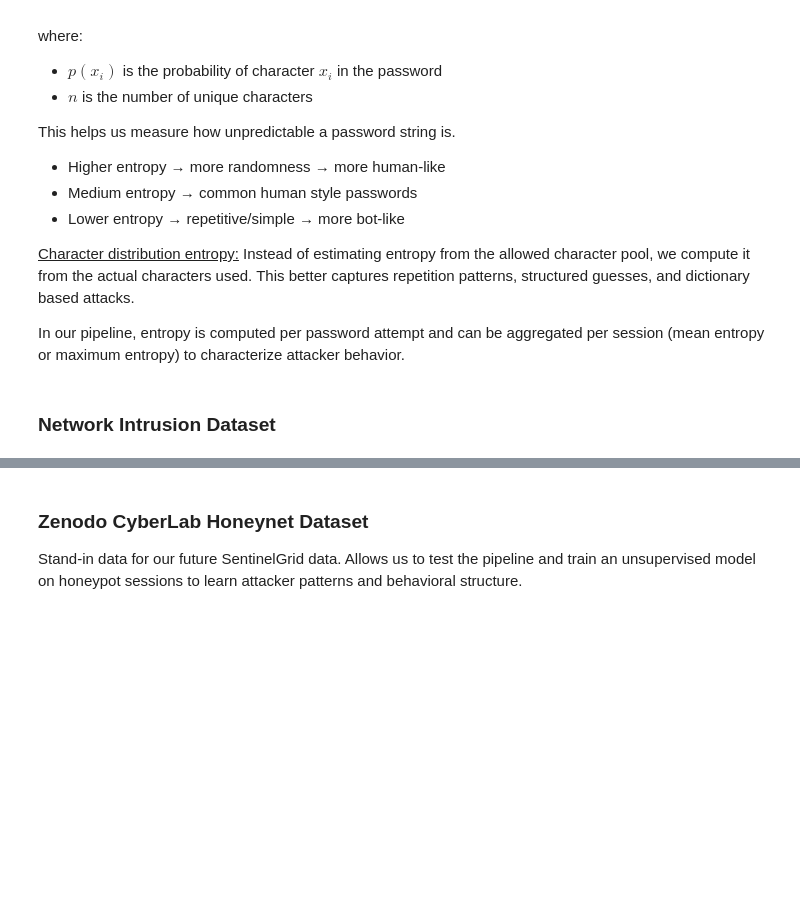
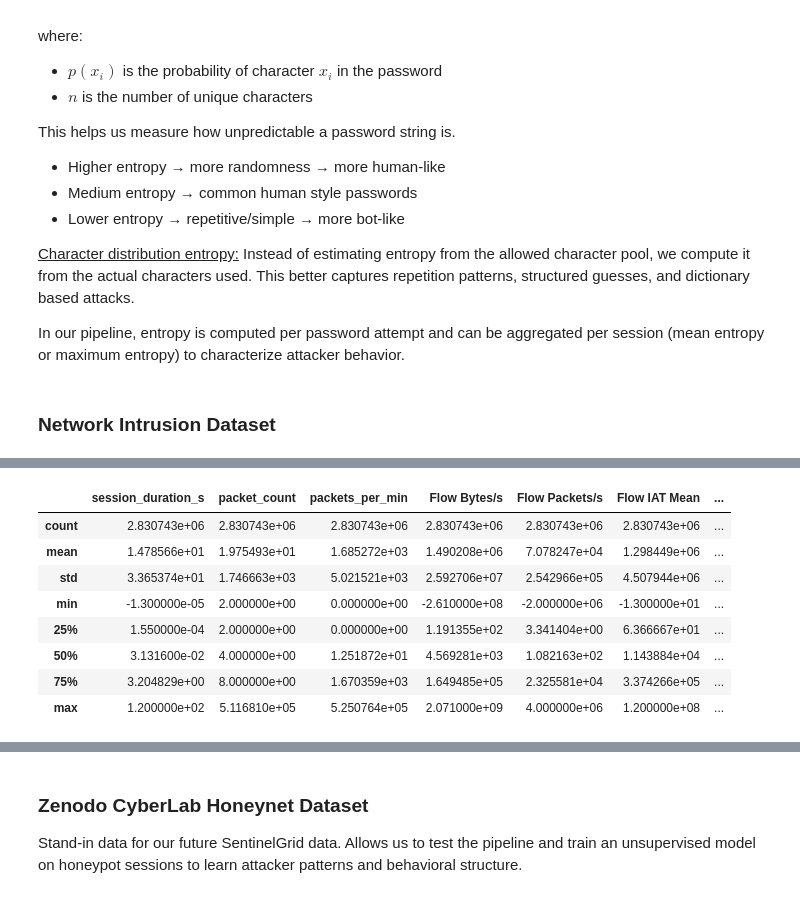
Before and after one commit to SethJonesIntern/SentinelGrid, a Jupyter notebook: machine-learning/notebooks/threat_analysis.ipynb, the cells around one changed output, grey strips where cells are left out. Saved outputs shown, nothing was run; the diff lists cells and outputs as text; code cells hidden in the pictures; blank space fills up the shorter version.

```diff
--- a/machine-learning/notebooks/threat_analysis.ipynb
+++ b/machine-learning/notebooks/threat_analysis.ipynb
@@ -148,0 +193,76 @@ Found CSV files: 8
+# %%
+#clean col names and check for required cols for features
+net_df.columns= [c.strip() for c in net_df.columns]
+required_cols = [
+    "Flow Duration",
+    "Total Fwd Packets",
+    "Total Backward Packets",
+    "Flow Bytes/s",
+    "Flow Packets/s",
+    "Flow IAT Mean",
+    "Flow IAT Std",
+    "SYN Flag Count",
+    "RST Flag Count",
+    "FIN Flag Count",
+    "Packet Length Mean",
+    "Packet Length Std",
+    "Down/Up Ratio",
+    "Label"
+]
+missing= [c for c in required_cols if c not in net_df.columns]
+if missing:
+    raise ValueError(f"Missing req cols: {missing}")
+
+#convert time to secs
+dur_us= pd.to_numeric(net_df["Flow Duration"], errors="coerce")
+session_duration_s= dur_us / 1e6
+
+#packet count
+fwd_pkts= pd.to_numeric(net_df["Total Fwd Packets"], errors="coerce").fillna(0.0)
+bwd_pkts= pd.to_numeric(net_df["Total Backward Packets"], errors="coerce").fillna(0.0)
+packet_count= (fwd_pkts+bwd_pkts)
+
+net_features = pd.DataFrame({
+    "session_duration_s": session_duration_s,
+    "packet_count": packet_count,
+})
+
+#packets per min
+#ignore flows shorter than 10 ms for rate computation
+MIN_DUR_S= 0.01
+valid= net_features["session_duration_s"]>= MIN_DUR_S
+
+net_features["packets_per_min"]= 0.0
+net_features.loc[valid, "packets_per_min"]=(
+    net_features.loc[valid, "packet_count"]/(net_features.loc[valid, "session_duration_s"]/60.0)
+)
+
+extra_numeric_cols= [
+    "Flow Bytes/s",
+    "Flow Packets/s",
+    "Flow IAT Mean",
+    "Flow IAT Std",
+    "SYN Flag Count",
+    "RST Flag Count",
+    "FIN Flag Count",
+    "Packet Length Mean",
+    "Packet Length Std",
+    "Down/Up Ratio",
+]
+
+for col in extra_numeric_cols:
+    net_features[col] = pd.to_numeric(net_df[col], errors="coerce").fillna(0.0)
+
+#no pass data in this data
+net_features["avg_password_entropy"]= 0.0
+
+#get labels
+net_labels = net_df["Label"].astype(str)
+
+#cleanup and fill any missing values with 0
+net_features.replace([np.inf, -np.inf], np.nan, inplace=True)
+net_features.fillna(0.0, inplace=True)
+
+print("Feature data frame shape:", net_features.shape)
+net_features.describe()
+# %% [output]
@@ -148,0 +270,9 @@ Found CSV files: 8
+|  | session_duration_s | packet_count | packets_per_min | Flow Bytes/s | Flow Packets/s | Flow IAT Mean | ... |
+| count | 2.830743e+06 | 2.830743e+06 | 2.830743e+06 | 2.830743e+06 | 2.830743e+06 | 2.830743e+06 | ... |
+| mean | 1.478566e+01 | 1.975493e+01 | 1.685272e+03 | 1.490208e+06 | 7.078247e+04 | 1.298449e+06 | ... |
+| std | 3.365374e+01 | 1.746663e+03 | 5.021521e+03 | 2.592706e+07 | 2.542966e+05 | 4.507944e+06 | ... |
+| min | -1.300000e-05 | 2.000000e+00 | 0.000000e+00 | -2.610000e+08 | -2.000000e+06 | -1.300000e+01 | ... |
+| 25% | 1.550000e-04 | 2.000000e+00 | 0.000000e+00 | 1.191355e+02 | 3.341404e+00 | 6.366667e+01 | ... |
+| 50% | 3.131600e-02 | 4.000000e+00 | 1.251872e+01 | 4.569281e+03 | 1.082163e+02 | 1.143884e+04 | ... |
+| 75% | 3.204829e+00 | 8.000000e+00 | 1.670359e+03 | 1.649485e+05 | 2.325581e+04 | 3.374266e+05 | ... |
+| max | 1.200000e+02 | 5.116810e+05 | 5.250764e+05 | 2.071000e+09 | 4.000000e+06 | 1.200000e+08 | ... |
```
Also changed, not shown: parts of 9 cells of this notebook.
